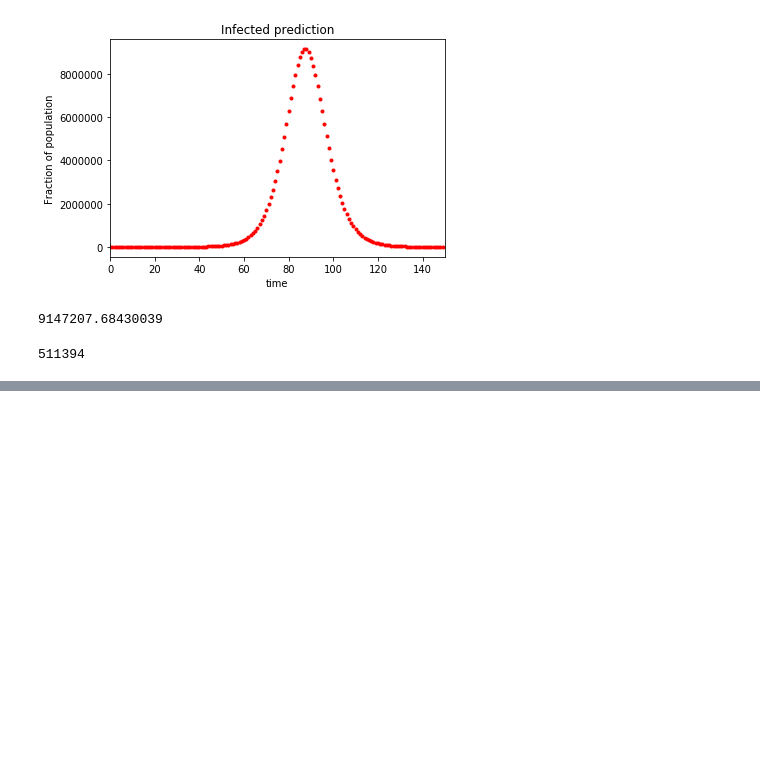
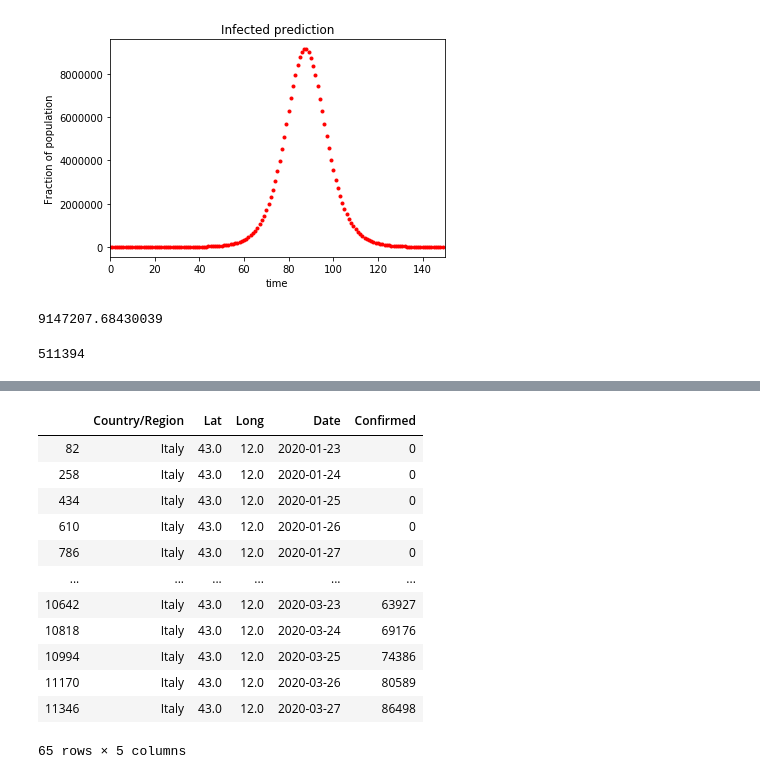
Before and after one commit to Aveek-Saha/CovidAnalysis, a Jupyter notebook: Prediction.ipynb, the cells around one changed output, grey strips where cells are left out. Saved outputs shown, nothing was run; the diff lists cells and outputs as text; code cells hidden in the pictures; blank space fills up the shorter version.

```diff
--- a/Prediction.ipynb
+++ b/Prediction.ipynb
@@ -78,6 +78,7 @@ df = df.melt(id_vars=[ 'Country/Region', 'Lat', 'Long'],
 df['Date'] =pd.to_datetime(df.Date)
 # %%
 df = df[df['Country/Region'] != 'China']
+df_c = df
 df.head()
 # %% [output]
 |  | Country/Region | Lat | Long | Date | Confirmed |
@@ -197,0 +237,16 @@ max(df['Confirmed'].values)
+# %%
+df_c[df_c['Country/Region'] == 'Italy']
+# %% [output]
+|  | Country/Region | Lat | Long | Date | Confirmed |
+| 82 | Italy | 43.0 | 12.0 | 2020-01-23 | 0 |
+| 258 | Italy | 43.0 | 12.0 | 2020-01-24 | 0 |
+| 434 | Italy | 43.0 | 12.0 | 2020-01-25 | 0 |
+| 610 | Italy | 43.0 | 12.0 | 2020-01-26 | 0 |
+| 786 | Italy | 43.0 | 12.0 | 2020-01-27 | 0 |
+| ... | ... | ... | ... | ... | ... |
+| 10642 | Italy | 43.0 | 12.0 | 2020-03-23 | 63927 |
+| 10818 | Italy | 43.0 | 12.0 | 2020-03-24 | 69176 |
+| 10994 | Italy | 43.0 | 12.0 | 2020-03-25 | 74386 |
+| 11170 | Italy | 43.0 | 12.0 | 2020-03-26 | 80589 |
+| 11346 | Italy | 43.0 | 12.0 | 2020-03-27 | 86498 |
+65 rows × 5 columns
```
Also changed, not shown: parts of 11 cells of this notebook, 1 other file.
